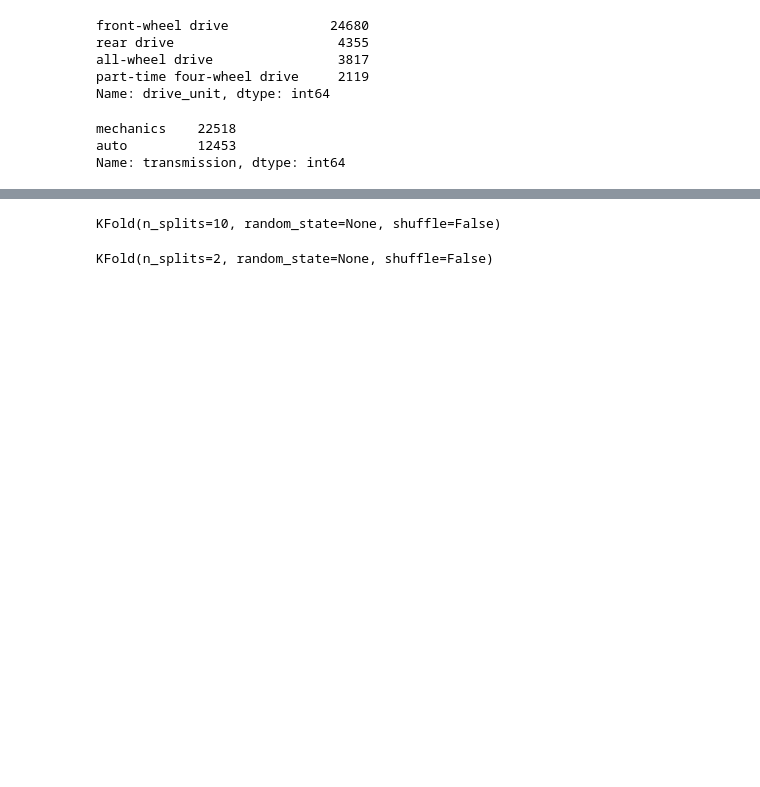
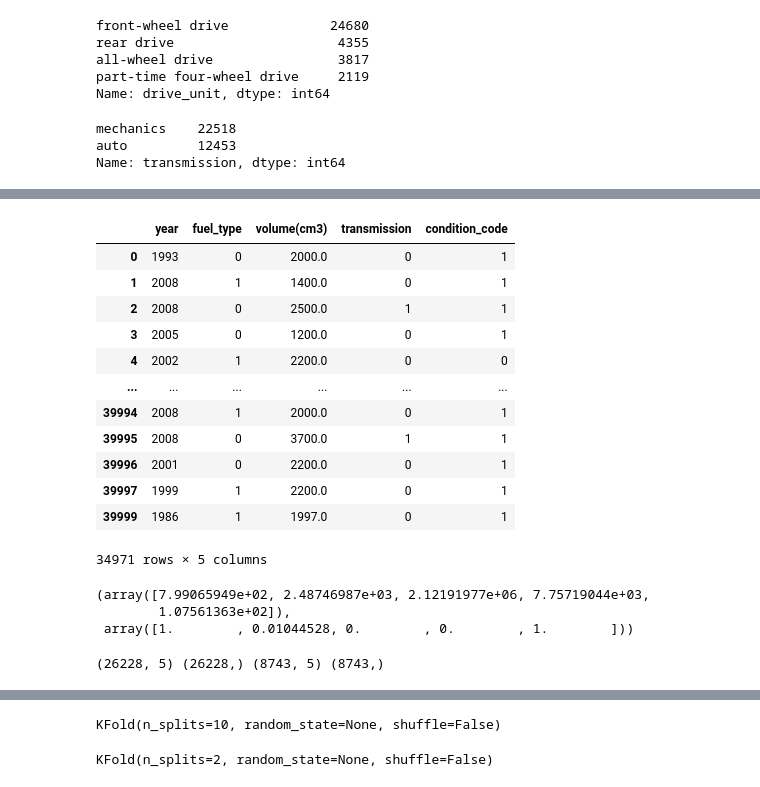
Before and after one commit to smritijain412/car_price-web, a Jupyter notebook: car_price.ipynb, the cells around one changed output, grey strips where cells are left out. Cells and saved outputs as stored; diff of their text form; code cells hidden in the pictures; blank space fills up the shorter version.

```diff
--- a/car_price.ipynb
+++ b/car_price.ipynb
@@ -210,0 +234,27 @@ A=pd.get_dummies(A,drop_first=True)
+# %%
+# split data set into X and Y
+X1=df.iloc[:,[2,4,5,6,7]]
+#A=df.iloc[:,[2,3,4,6,7]]
+Y1=df.iloc[:,1]
+X1
+#A
+# %% [output]
+|  | year | fuel_type | volume(cm3) | transmission | condition_code |
+| 0 | 1993 | 0 | 2000.0 | 0 | 1 |
+| 1 | 2008 | 1 | 1400.0 | 0 | 1 |
+| 2 | 2008 | 0 | 2500.0 | 1 | 1 |
+| 3 | 2005 | 0 | 1200.0 | 0 | 1 |
+| 4 | 2002 | 1 | 2200.0 | 0 | 0 |
+| ... | ... | ... | ... | ... | ... |
+| 39994 | 2008 | 1 | 2000.0 | 0 | 1 |
+| 39995 | 2008 | 0 | 3700.0 | 1 | 1 |
+| 39996 | 2001 | 0 | 2200.0 | 0 | 1 |
+| 39997 | 1999 | 1 | 2200.0 | 0 | 1 |
+| 39999 | 1986 | 1 | 1997.0 | 0 | 1 |
+34971 rows × 5 columns
+# %%
+chi2(X1,Y1)
+# %% [output]
+(array([7.99065949e+02, 2.48746987e+03, 2.12191977e+06, 7.75719044e+03,
+        1.07561363e+02]),
+ array([1.        , 0.01044528, 0.        , 0.        , 1.        ]))
@@ -210,0 +265,4 @@ A=pd.get_dummies(A,drop_first=True)
+# %%
+print(x_train.shape,y_train.shape,x_test.shape,y_test.shape)
+# %% [output]
+(26228, 5) (26228,) (8743, 5) (8743,)
```
Also changed, not shown: parts of 42 cells of this notebook.
